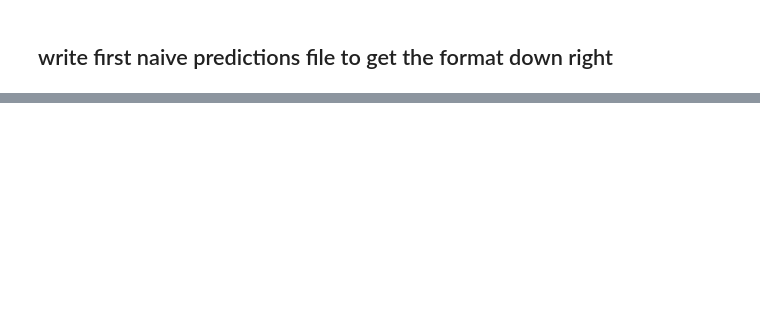
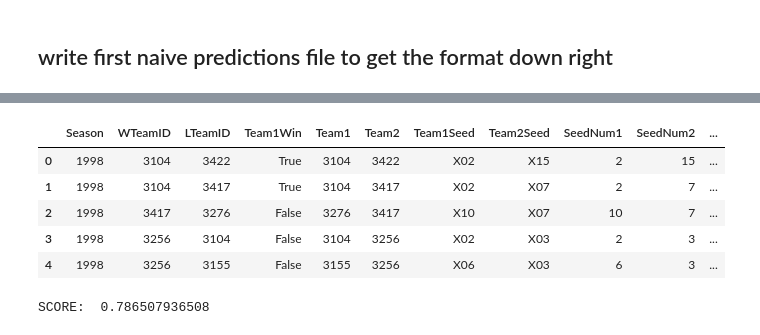
Before and after one commit to evizitei/kaggle_womens_ncaa_2018, a Jupyter notebook: WomensNCAAPredictions.ipynb, the cells around one changed output, grey strips where cells are left out. Drawn from its saved outputs; the diff is of its cells as text; code cells hidden in the pictures; blank space fills up the shorter version.

```diff
--- a/WomensNCAAPredictions.ipynb
+++ b/WomensNCAAPredictions.ipynb
@@ -121,21 +66,3 @@ The first portion of this exercise involves successfully predicting matchups fro
 * 3: Make a test set from seeds list for all possible combinations and seed numbers
 
 * 4: predict results and confirm an output size of 8,064 data rows.
-# %%
-def figure_team_1(row):
-    if row['Team1Win']:
-        return row['WTeamID']
-    else:
-        return row['LTeamID']
-
-def figure_team_2(row):
-    if row['Team1Win']:
-        return row['LTeamID']
-    else:
-        return row['WTeamID']
-
-tourney_df = tourney_results[['Season','WTeamID','LTeamID']]
-tourney_df['Team1Win'] = tourney_df['WTeamID'] < tourney_df['LTeamID']
-tourney_df['Team1'] = tourney_df.apply(figure_team_1,axis=1)
-tourney_df['Team2'] = tourney_df.apply(figure_team_2,axis=1)
-len(tourney_df)
@@ -269,0 +290,13 @@ with open("./data/outputs/stage_1_predictions.csv", "w") as f:
+# %%
+training_set.head()
+# %% [output]
+|  | Season | WTeamID | LTeamID | Team1Win | Team1 | Team2 | Team1Seed | Team2Seed | SeedNum1 | SeedNum2 | ... |
+| 0 | 1998 | 3104 | 3422 | True | 3104 | 3422 | X02 | X15 | 2 | 15 | ... |
+| 1 | 1998 | 3104 | 3417 | True | 3104 | 3417 | X02 | X07 | 2 | 7 | ... |
+| 2 | 1998 | 3417 | 3276 | False | 3276 | 3417 | X10 | X07 | 10 | 7 | ... |
+| 3 | 1998 | 3256 | 3104 | False | 3104 | 3256 | X02 | X03 | 2 | 3 | ... |
+| 4 | 1998 | 3256 | 3155 | False | 3155 | 3256 | X06 | X03 | 6 | 3 | ... |
+# %%
+multifeature_model = build_multifeature_naive_model(training_set)
+# %% [output]
+SCORE:  0.786507936508
```
Also changed, not shown: parts of 37 cells of this notebook.
